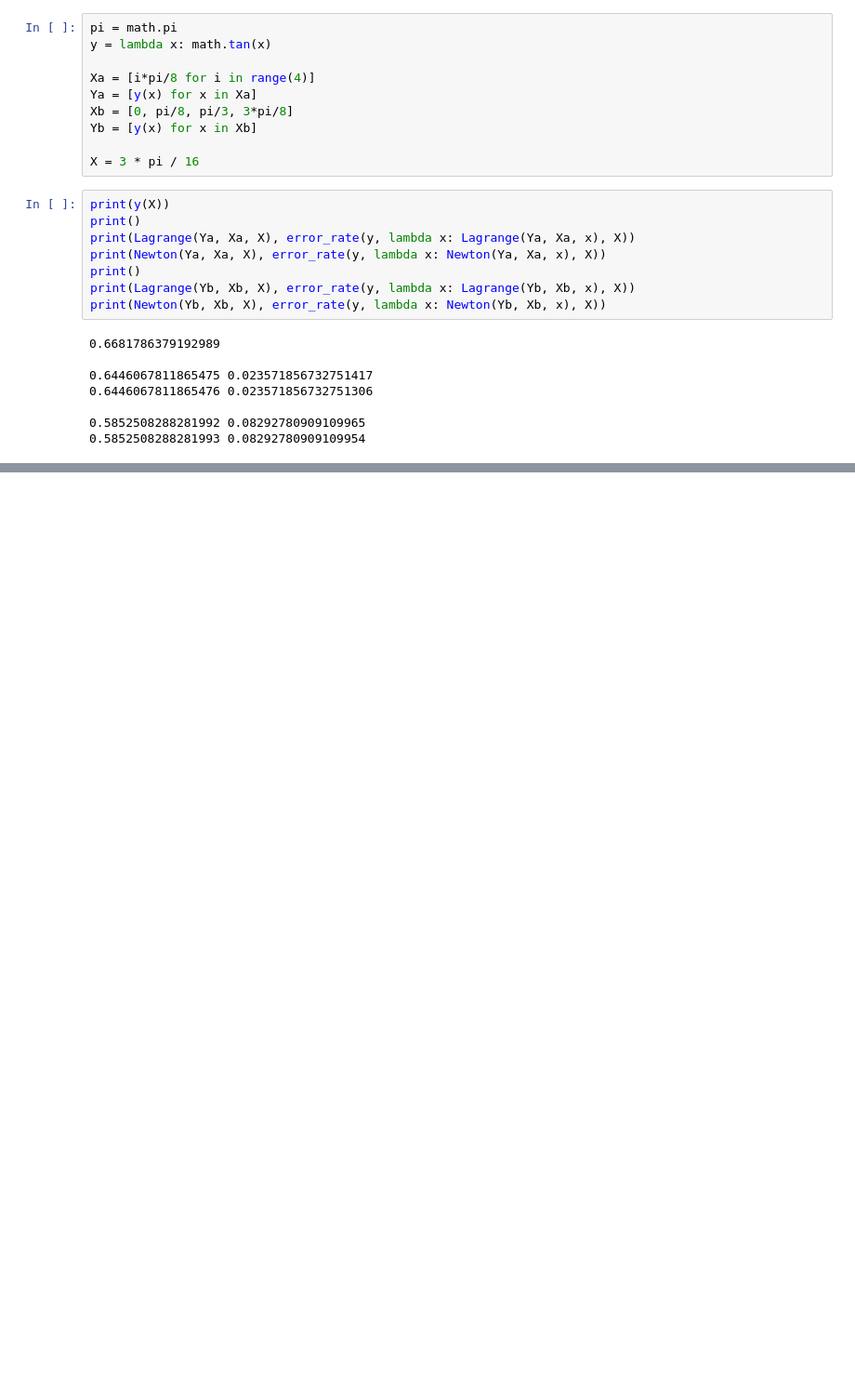
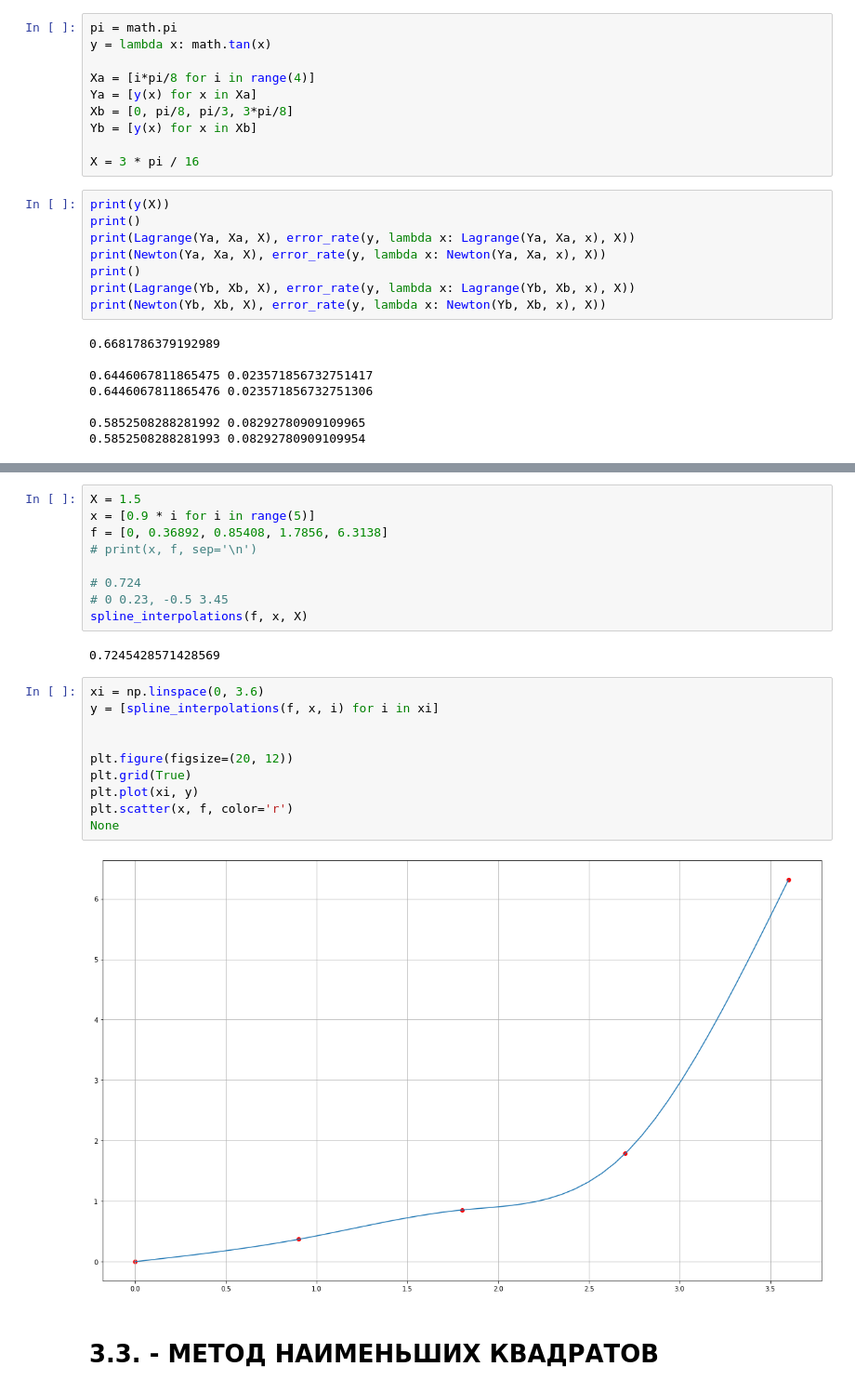
Before and after one commit to egordionok/NumericalMethods, a Jupyter notebook: Lab3/Untitled.ipynb, the cells around one changed output, grey strips where cells are left out. Shown at 93% size. Saved outputs shown, nothing was run; the diff lists cells and outputs as text; blank space fills up the shorter version.

```diff
--- a/Lab3/Untitled.ipynb
+++ b/Lab3/Untitled.ipynb
@@ -179,0 +189,25 @@ def spline_interpolations(list_f: list, list_x: list, x):
+# %%
+X = 1.5
+x = [0.9 * i for i in range(5)]
+f = [0, 0.36892, 0.85408, 1.7856, 6.3138]
+# print(x, f, sep='\n')
+
+# 0.724
+# 0 0.23, -0.5 3.45
+spline_interpolations(f, x, X)
+# %% [output]
+0.7245428571428569
+# %%
+xi = np.linspace(0, 3.6)
+y = [spline_interpolations(f, x, i) for i in xi]
+
+
+plt.figure(figsize=(20, 12))
+plt.grid(True)
+plt.plot(xi, y)
+plt.scatter(x, f, color='r')
+None
+# %% [output]
+[figure, added]
+# %% [markdown]
+# 3.3. - МЕТОД НАИМЕНЬШИХ КВАДРАТОВ
```
Also changed, not shown: parts of 4 cells of this notebook.
